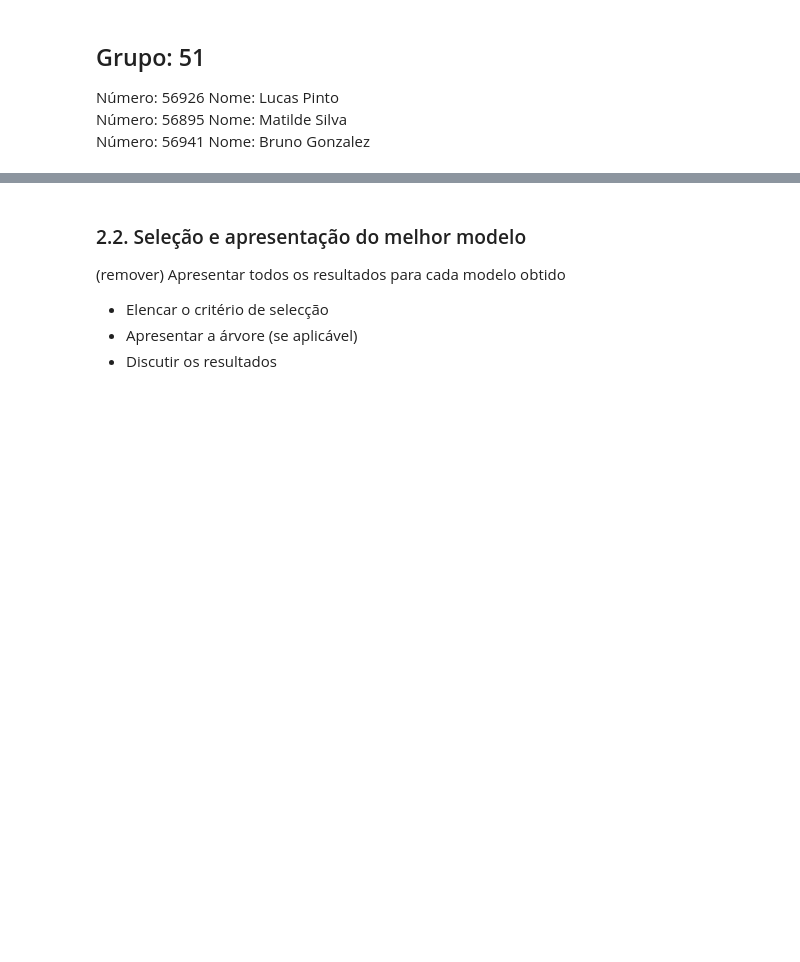
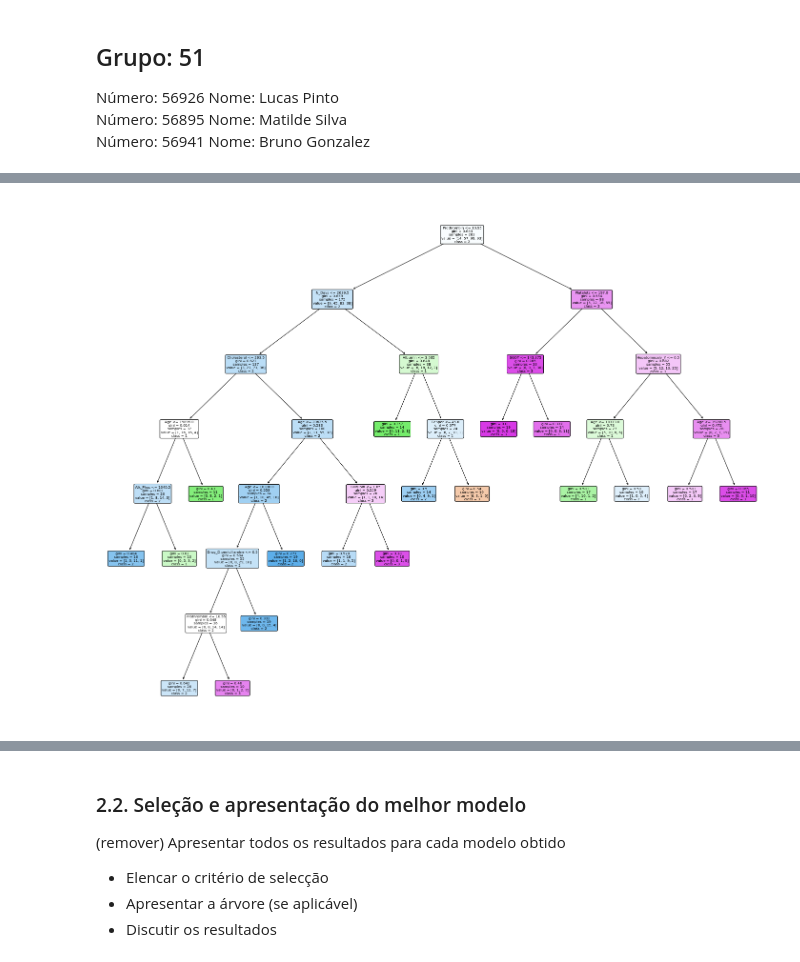
Before and after one commit to luckspt/si-projeto, a Jupyter notebook: P3/SI-proj3-51.ipynb, the cells around one changed output, grey strips where cells are left out. Cells and saved outputs as stored; diff of their text form; code cells hidden in the pictures; blank space fills up the shorter version.

```diff
--- a/P3/SI-proj3-51.ipynb
+++ b/P3/SI-proj3-51.ipynb
@@ -17,21 +52,25 @@ Número: 56941    Nome: Bruno Gonzalez
 # %%
 import pandas as pd
 import numpy as np
+from sklearn.model_selection import train_test_split
 
-df_cirrose = pd.read_csv("train.csv")
+df_cirrose_train = pd.read_csv("train.csv")
 
 col_idxs = [x for x in range(1, 19)]
-col_names = np.array(df_cirrose.columns)[col_idxs]
+col_names = np.array(df_cirrose_train.columns)[col_idxs]
 
-X = df_cirrose.values[:, col_idxs]
-y = df_cirrose.values[:, 19]
+X = df_cirrose_train.values[:, col_idxs]
+y = df_cirrose_train.values[:, 19]
 y = y.astype('int')
 
 dummy_col_names = ['Status', 'Drug', 'Sex',
                    'Ascites', 'Hepatomegaly', 'Spiders', 'Edema']
 
-df_cirrose_X = df_cirrose[col_names]
+df_cirrose_X = df_cirrose_train[col_names]
 df_cirrose_Xdum = pd.get_dummies(df_cirrose_X, columns=dummy_col_names)
 col_names_dum = np.array(df_cirrose_Xdum.columns)
 
 Xdum = df_cirrose_Xdum.values
+
+X_train, X_test, y_train, y_test = train_test_split(
+    Xdum, y, test_size=0.2, random_state=2)
@@ -76,0 +113,18 @@ Número Total de más predições:  0
+# %%
+# Árvore de Decisão
+from sklearn.tree import DecisionTreeClassifier
+from sklearn.metrics import classification_report
+
+
+dt = DecisionTreeClassifier(max_depth=7, min_samples_split=20, min_samples_leaf=10, random_state=2)
+dt.fit(X_train, y_train)
+
+dt_preds = dt.predict(X_test)
+
+scores = cross_val_score(dt,
+                         X=X_train,
+                         y=y_train,
+                         cv=5
+                        )
+print('CV accuracy:', *scores, sep='\n\t')
+print('Average CV accuracy: %.3f +/- %.3f' %(np.mean(scores), np.std(scores)))
@@ -76,0 +139,13 @@ Número Total de más predições:  0
+# %%
+# Visualização da Árvore de Decisão
+from sklearn.tree import plot_tree
+import matplotlib.pyplot as plt
+
+plt.figure(figsize=[25,20]) # width, height in inches
+plot_tree(dt,
+          feature_names=col_names_dum,
+          class_names=[str(x) for x in range(5)],
+          filled=True, rounded=True)
+plt.show()
+# %% [output]
+[figure, added]
```
Also changed, not shown: parts of 9 cells of this notebook, 2 other files.
